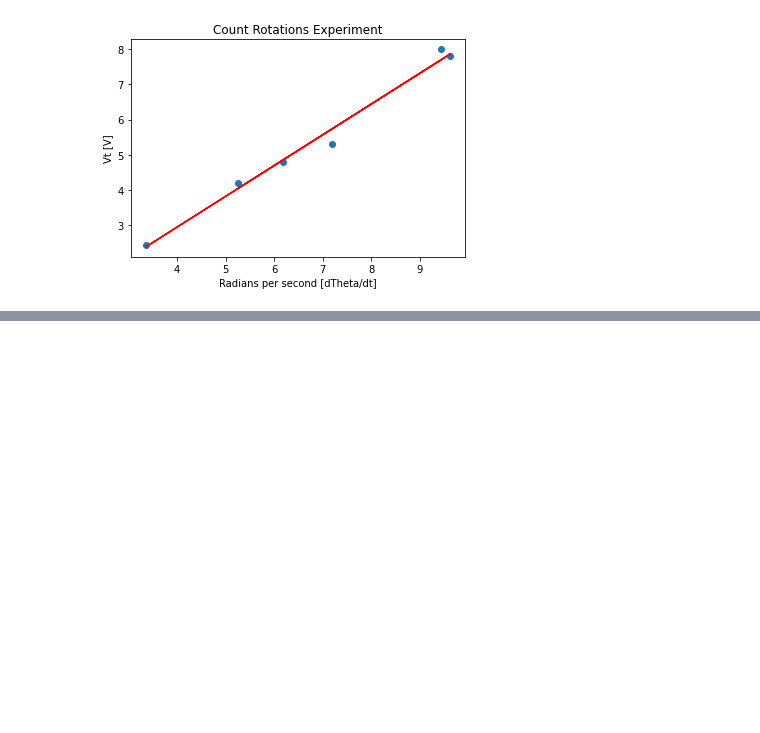
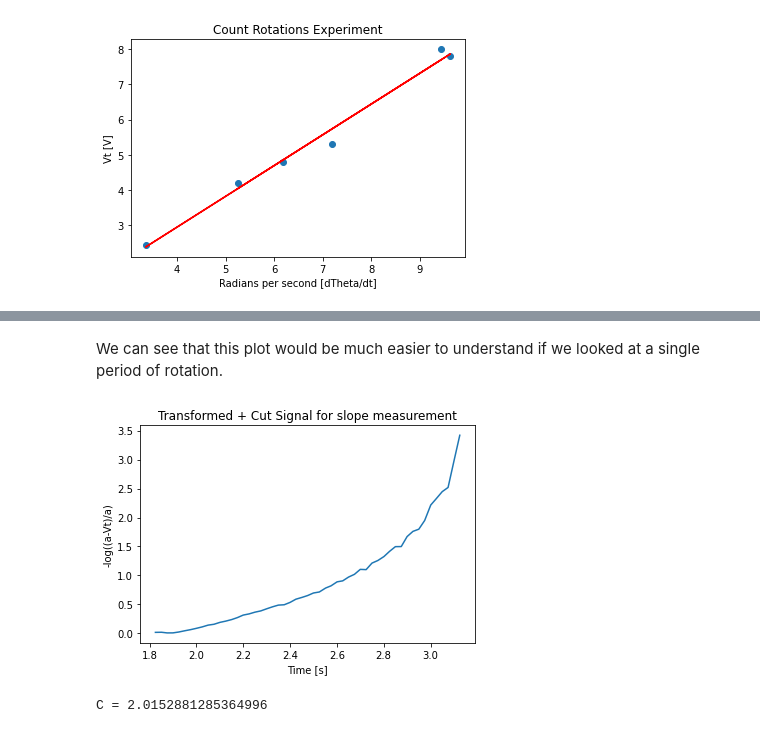
Before and after one commit to benhuckell/enph352, a Jupyter notebook: servo.ipynb, the cells around one changed output, grey strips where cells are left out. Drawn from its saved outputs; the diff is of its cells as text; code cells hidden in the pictures; blank space fills up the shorter version.

```diff
--- a/servo.ipynb
+++ b/servo.ipynb
@@ -472,0 +518,20 @@ Slope (k_t): 0.876
+# %% [markdown]
+We can see that this plot would be much easier to understand if we looked at a single period of rotation.
+# %%
+from scipy.stats import linregress
+df_cut = task3_df[(task3_df["Time (S)"] > 1.8) & (task3_df["Time (S)"] < 3.15) ]
+
+plt.plot(df_cut["Time (S)"], df_cut["logSlopeMeasurement"], label = "V_t")
+plt.xlabel("Time [s]")
+plt.ylabel("-log((a-Vt)/a)")
+plt.title("Transformed + Cut Signal for slope measurement")
+plt.show()
+
+# Find slope of this curve using linear regression
+slope, intercept, r, p, se = linregress(df_cut["Time (S)"], df_cut["logSlopeMeasurement"])
+
+# The slope value of our linear regression will represent
+print('C =', slope)
+# %% [output]
+[figure, added]
+C = 2.0152881285364996
```
Also changed, not shown: parts of 45 cells of this notebook, 17 other files.
